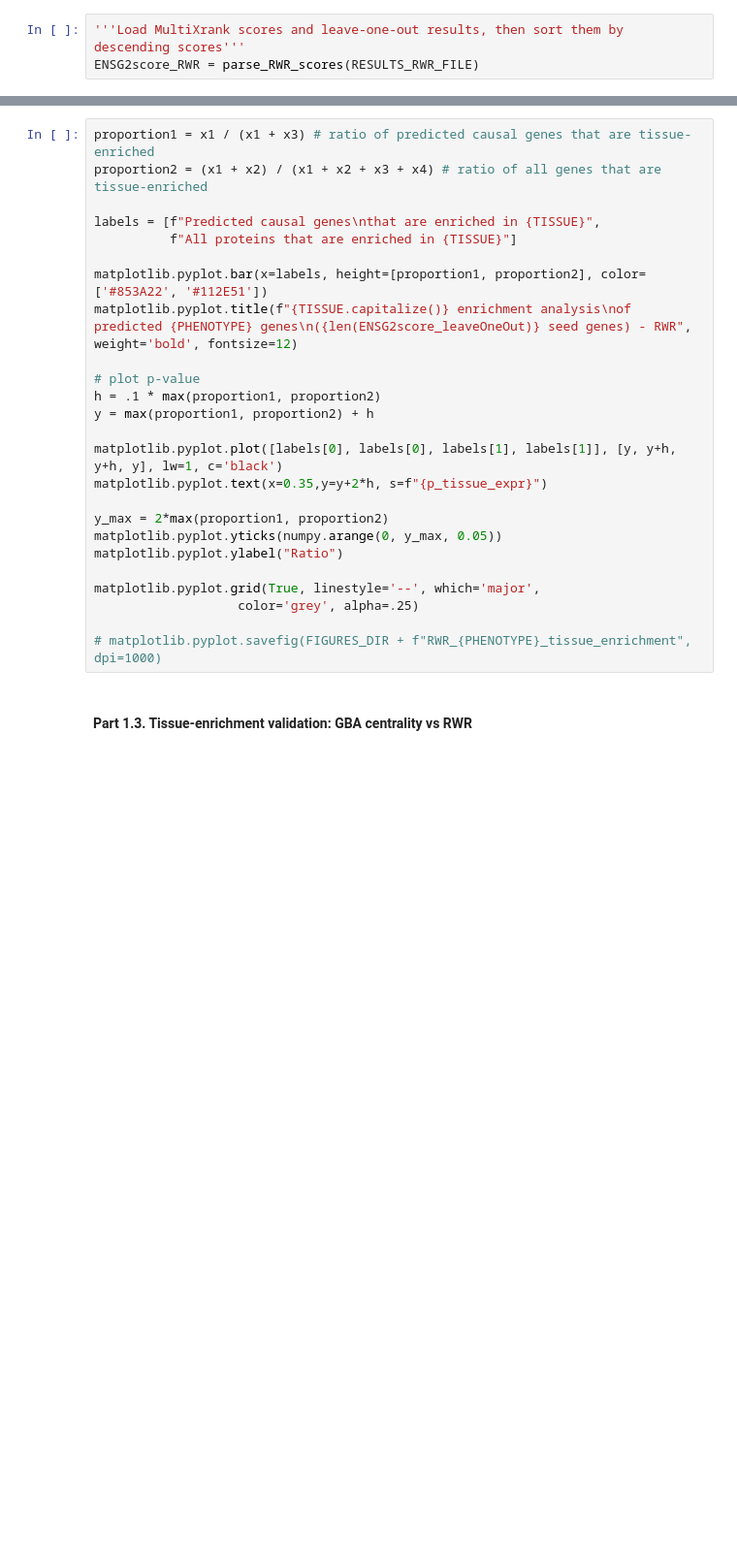
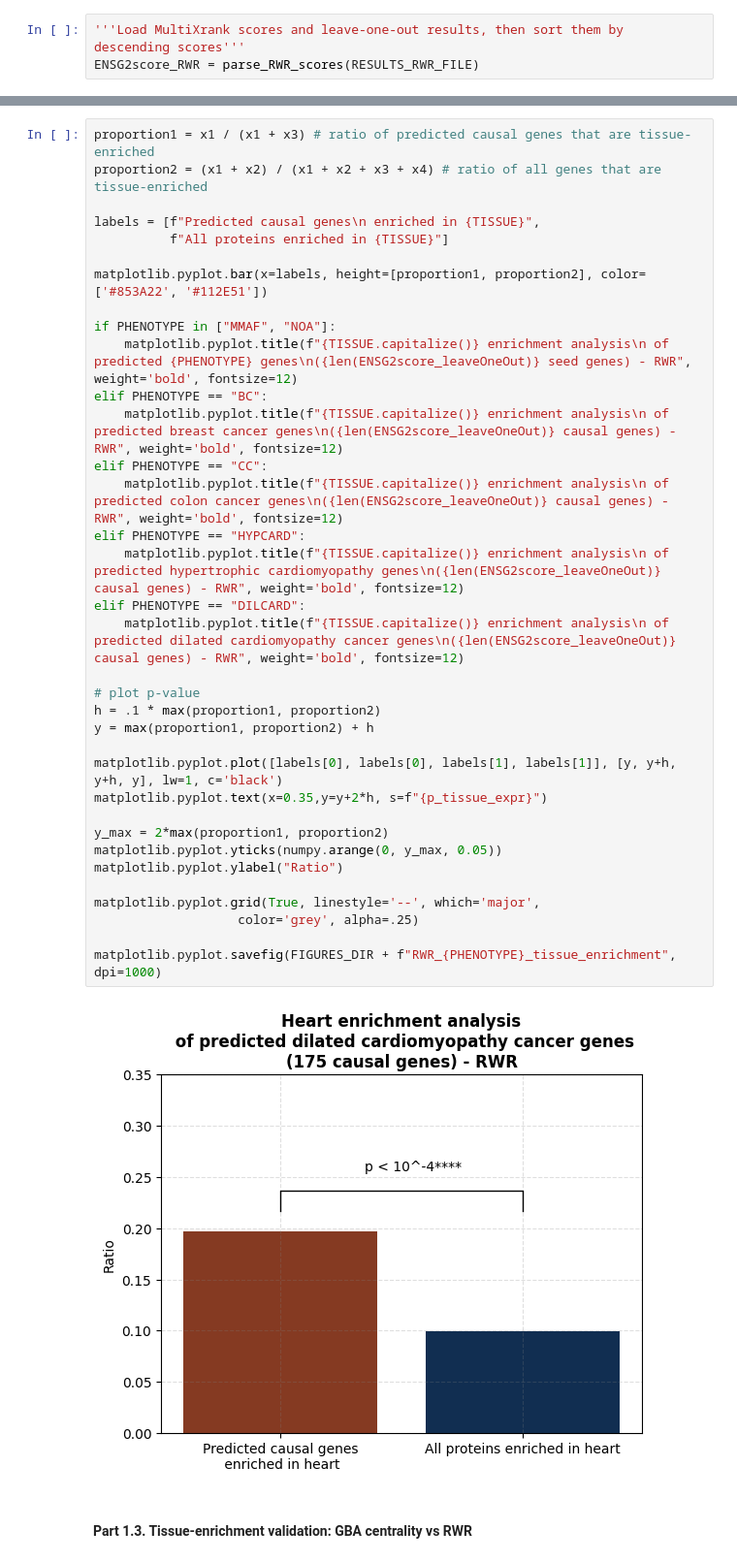
Before and after one commit to jedrzejkubica/GBA-centrality, a Jupyter notebook: Validation/validation_GBA_centrality.ipynb, the cells around one changed output, grey strips where cells are left out. Shown at 97% size. Drawn from its saved outputs; the diff is of its cells as text; blank space fills up the shorter version.

```diff
--- a/Validation/validation_GBA_centrality.ipynb
+++ b/Validation/validation_GBA_centrality.ipynb
@@ -334,28 +367,40 @@ print(f"{p_tissue_expr}")
 # %%
 proportion1 = x1 / (x1 + x3) # ratio of predicted causal genes that are tissue-enriched
 proportion2 = (x1 + x2) / (x1 + x2 + x3 + x4) # ratio of all genes that are tissue-enriched
 
-labels = [f"Predicted causal genes\nthat are enriched in {TISSUE}",
-          f"All proteins that are enriched in {TISSUE}"]
+labels = [f"Predicted causal genes\n enriched in {TISSUE}",
+          f"All proteins enriched in {TISSUE}"]
 
 matplotlib.pyplot.bar(x=labels, height=[proportion1, proportion2], color=['#853A22', '#112E51'])
-matplotlib.pyplot.title(f"{TISSUE.capitalize()} enrichment analysis\nof predicted {PHENOTYPE} genes\n({len(ENSG2score_leaveOneOut)} seed genes) - RWR", weight='bold', fontsize=12)
+
+if PHENOTYPE in ["MMAF", "NOA"]:
+    matplotlib.pyplot.title(f"{TISSUE.capitalize()} enrichment analysis\n of predicted {PHENOTYPE} genes\n({len(ENSG2score_leaveOneOut)} seed genes) - RWR", weight='bold', fontsize=12)
+elif PHENOTYPE == "BC":
+    matplotlib.pyplot.title(f"{TISSUE.capitalize()} enrichment analysis\n of predicted breast cancer genes\n({len(ENSG2score_leaveOneOut)} causal genes) - RWR", weight='bold', fontsize=12)
+elif PHENOTYPE == "CC":
+    matplotlib.pyplot.title(f"{TISSUE.capitalize()} enrichment analysis\n of predicted colon cancer genes\n({len(ENSG2score_leaveOneOut)} causal genes) - RWR", weight='bold', fontsize=12)
+elif PHENOTYPE == "HYPCARD":
+    matplotlib.pyplot.title(f"{TISSUE.capitalize()} enrichment analysis\n of predicted hypertrophic cardiomyopathy genes\n({len(ENSG2score_leaveOneOut)} causal genes) - RWR", weight='bold', fontsize=12)
+elif PHENOTYPE == "DILCARD":
+    matplotlib.pyplot.title(f"{TISSUE.capitalize()} enrichment analysis\n of predicted dilated cardiomyopathy cancer genes\n({len(ENSG2score_leaveOneOut)} causal genes) - RWR", weight='bold', fontsize=12)
 
 # plot p-value
 h = .1 * max(proportion1, proportion2)
 y = max(proportion1, proportion2) + h
 
 matplotlib.pyplot.plot([labels[0], labels[0], labels[1], labels[1]], [y, y+h, y+h, y], lw=1, c='black')
 matplotlib.pyplot.text(x=0.35,y=y+2*h, s=f"{p_tissue_expr}")
 
 y_max = 2*max(proportion1, proportion2)
 matplotlib.pyplot.yticks(numpy.arange(0, y_max, 0.05))
 matplotlib.pyplot.ylabel("Ratio")
 
 matplotlib.pyplot.grid(True, linestyle='--', which='major',
                    color='grey', alpha=.25)
 
-# matplotlib.pyplot.savefig(FIGURES_DIR + f"RWR_{PHENOTYPE}_tissue_enrichment", dpi=1000)
+matplotlib.pyplot.savefig(FIGURES_DIR + f"RWR_{PHENOTYPE}_tissue_enrichment", dpi=1000)
+# %% [output]
+[figure, added]
 # %% [markdown]
 #### Part 1.3. Tissue-enrichment validation: GBA centrality vs RWR
 # %%
```
Also changed, not shown: parts of 22 cells of this notebook.
